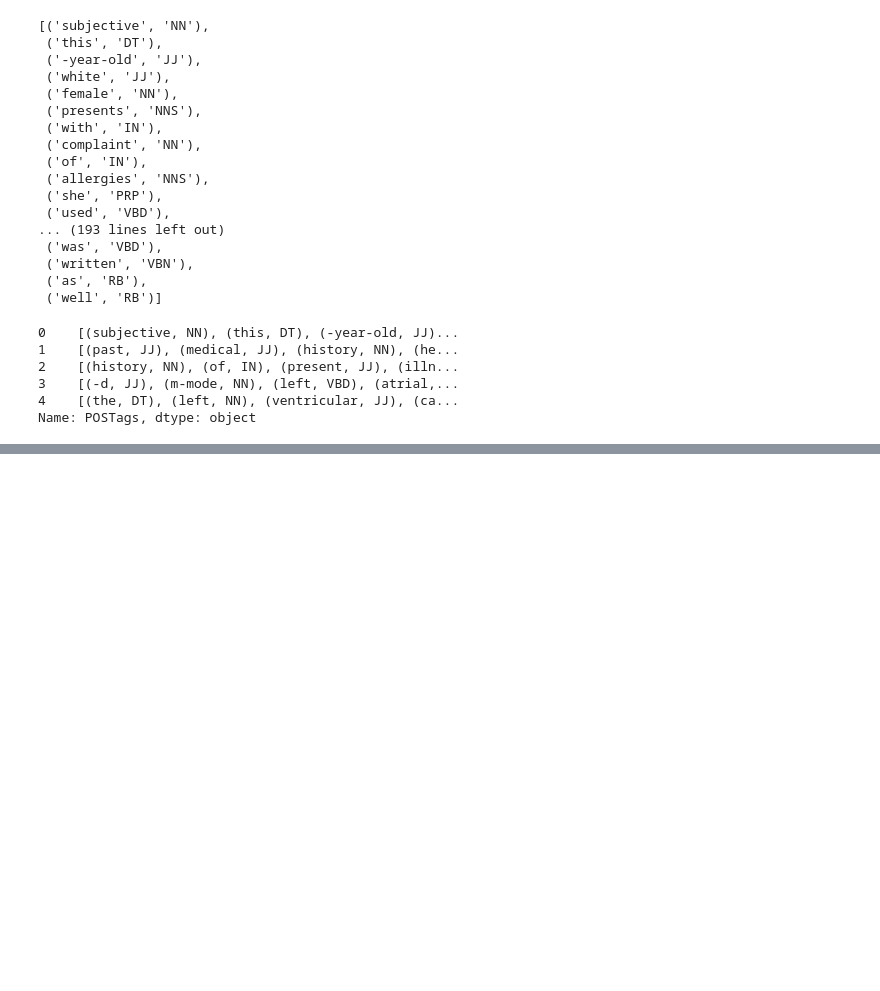
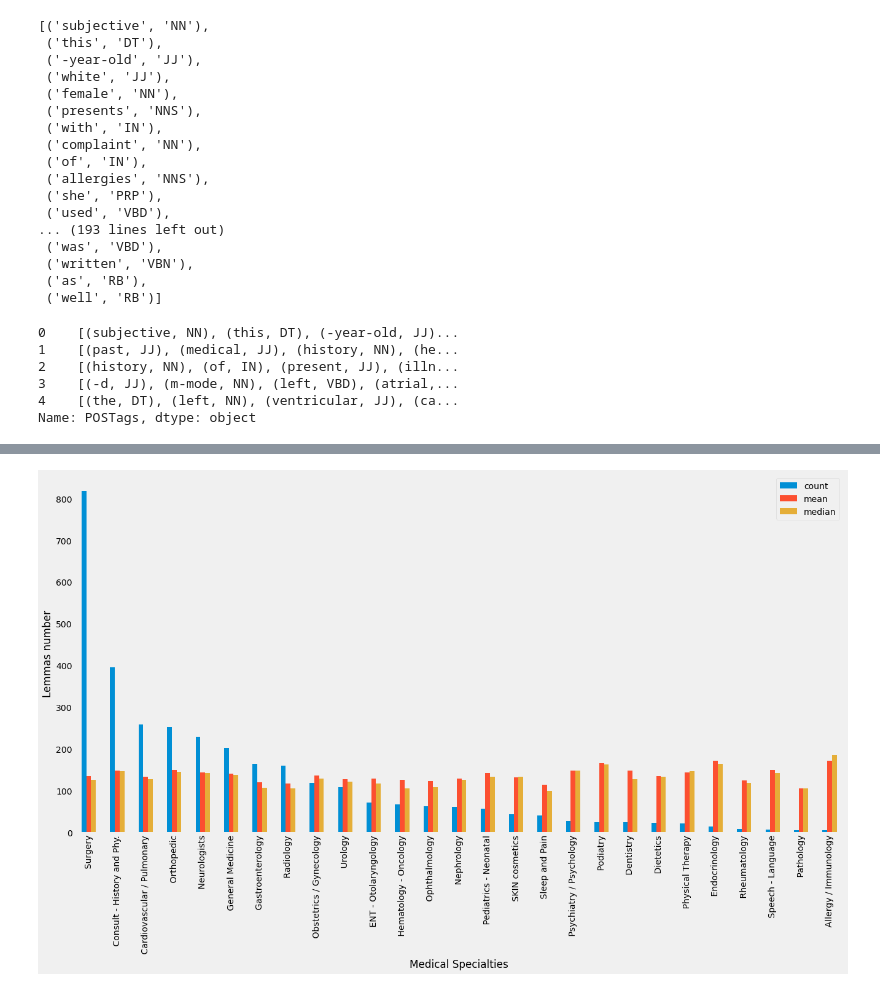
Before and after one commit to AliceSartori/NLP_AND_Clinical-Notes, a Jupyter notebook: alice/Machine_Learning_04_25.ipynb, the cells around one changed output, grey strips where cells are left out. Saved outputs shown, nothing was run; the diff lists cells and outputs as text; code cells hidden in the pictures; blank space fills up the shorter version.

```diff
--- a/alice/Machine_Learning_04_25.ipynb
+++ b/alice/Machine_Learning_04_25.ipynb
@@ -448,5 +730,5 @@ data.info()
 # %%
 #Setting a cutoff lowerbound (250 tokens) and upperbound (1000) for the number of tokens
-data= data[(data['tokens'] >= 250) & (data['tokens'] <= 1000)]
-print(data['tokens'].min())
-print(data['tokens'].max())
+data= data[(data['lemmatize_count'] >= 60) & (data['lemmatize_count'] <= 250)]
+print(data['lemmatize_count'].min())
+print(data['lemmatize_count'].max())
@@ -462,10 +768,12 @@ print(data['tokens'].max())
 # %%
 # Cleaned snapshot
-data.groupby('medical_specialty')['tokens'].agg(['count', 'mean', 'median']).sort_values(by='count',ascending = False).plot(kind='bar', figsize=(20,10))
-plt.ylabel("Tokens number" )
+data.groupby('medical_specialty')['lemmatize_count'].agg(['count', 'mean', 'median']).sort_values(by='count',ascending = False).plot(kind='bar', figsize=(20,10))
+plt.ylabel("Lemmas number" )
 plt.xlabel("Medical Specialties")
 plt.grid()
 plt.xticks(rotation = 90)
 plt.legend(fancybox= True)
-plt.savefig('Corpus view')
+plt.savefig('Corpus_view_with_Lemmas')
+# %% [output]
+[figure, added]
 # %%
```
Also changed, not shown: parts of 80 cells of this notebook, 2 other files.
